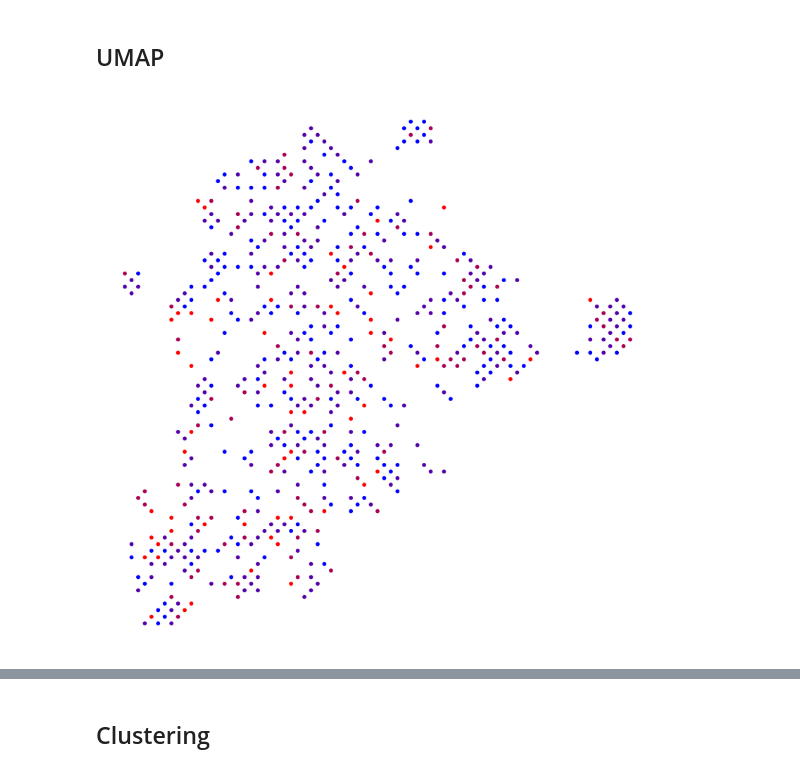
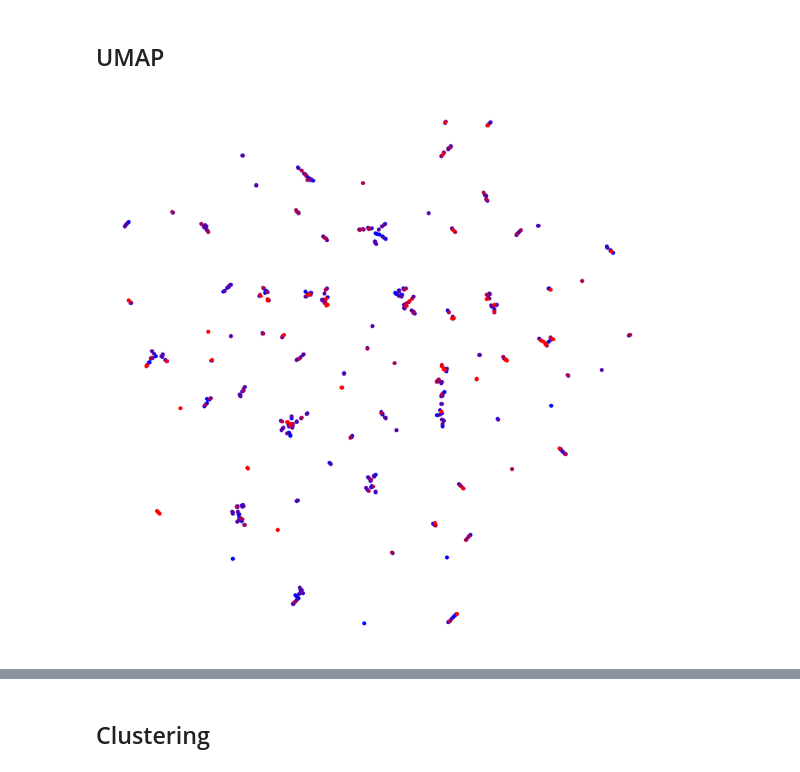
Before and after one commit to AlbaTaboada/Edgelands, a Jupyter notebook: II analysis (Alba) copy.ipynb, the cells around one changed output, grey strips where cells are left out. Drawn from its saved outputs; the diff is of its cells as text; code cells hidden in the pictures.

```diff
--- a/II analysis (Alba) copy.ipynb
+++ b/II analysis (Alba) copy.ipynb
@@ -101,8 +101,8 @@ df.head(3)
 reducer = umap.UMAP(
     random_state=1,
     n_components=2,
-    n_neighbors=10,
-    min_dist=0.1,
+    n_neighbors=2,
+    min_dist=0.2,
     metric="hellinger"
 )
 
@@ -114,37 +114,37 @@ scaler = MinMaxScaler(feature_range=(100, 900)) # Scale embeddings to a fixed ra
 embedding_scaled = scaler.fit_transform(embedding)
 embedding_scaled = embedding_scaled.astype(int)
 
-embedding_scaled = align_points_to_grid(embedding_scaled)  # Alignment to a grid
+# embedding_scaled = align_points_to_grid(embedding_scaled)  # Alignment to a grid
 
 # Assign embeddings (x, y) back to 'entities' DataFrame
 index_embedding = 0
 
 for index, row in df.iterrows():
     df.loc[index, "x"] = embedding_scaled[:, 0][index_embedding]
     df.loc[index, "y"] = embedding_scaled[:, 1][index_embedding]
     index_embedding += 1
 
 # Plotting
 plt.figure(figsize=(20, 20), dpi=300)
 plt.axis("off")
 
 # Scatterplot with size based on 'frequency' and color from 'color'
 plt.scatter(
     df["x"].to_list(),
     df["y"].to_list(),
     s=50,
     c=df["color"].to_list(),
 )
 
 # Labels
 # for i, row in df.iterrows():
 #     text = plt.annotate(row["name"], xy=(row["x"], row["y"]), ha="center", va="bottom")
 #     text.set_fontsize(3)  # Adjust if too small
 
 # Save the plot
 plt.savefig("download.png")
 # %% [output]
-[figure, old version]
+[figure, new version]
 # %%
 df.head(3)
 # %% [output]
```
Also changed, not shown: parts of 7 cells of this notebook, 2 other files.
